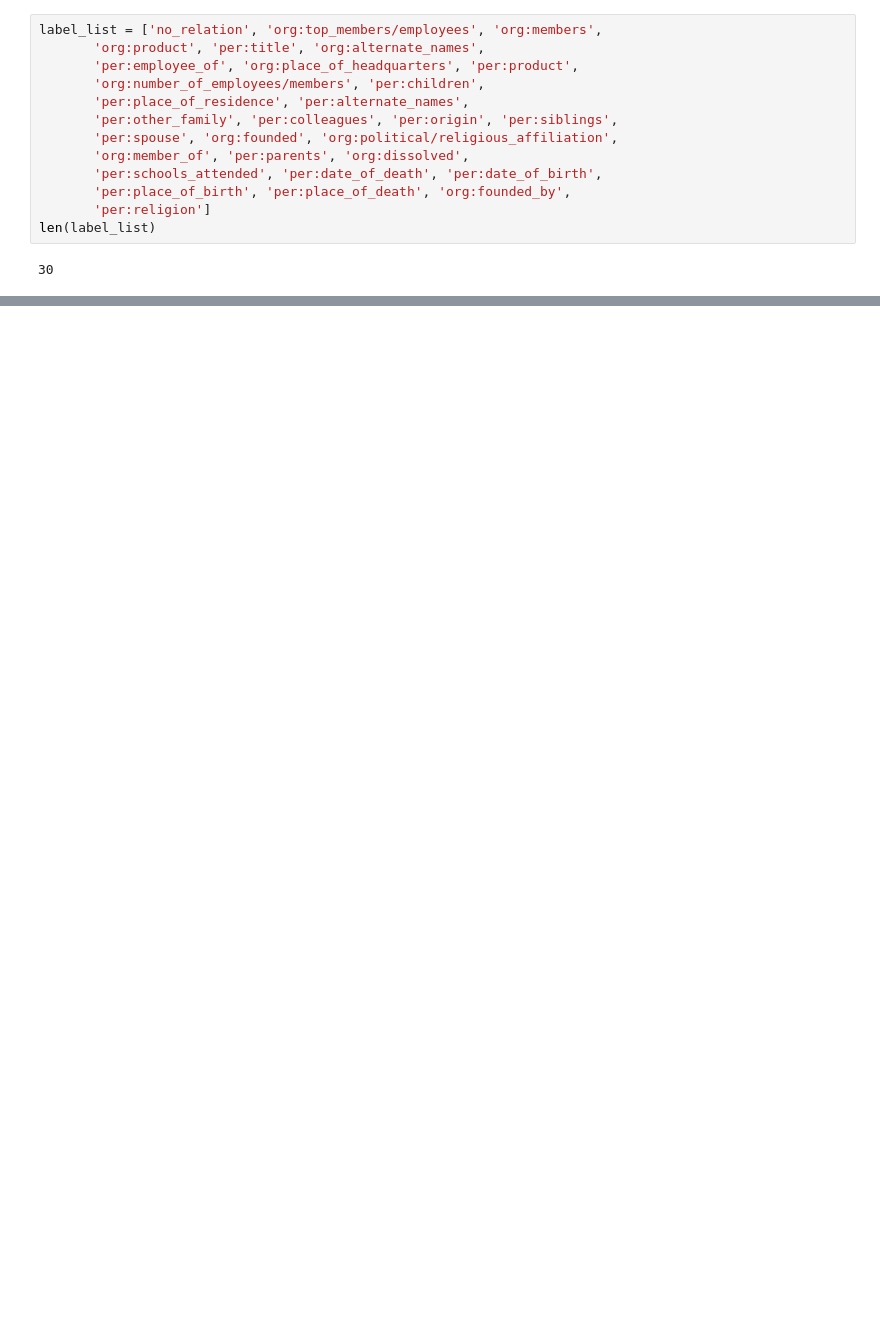
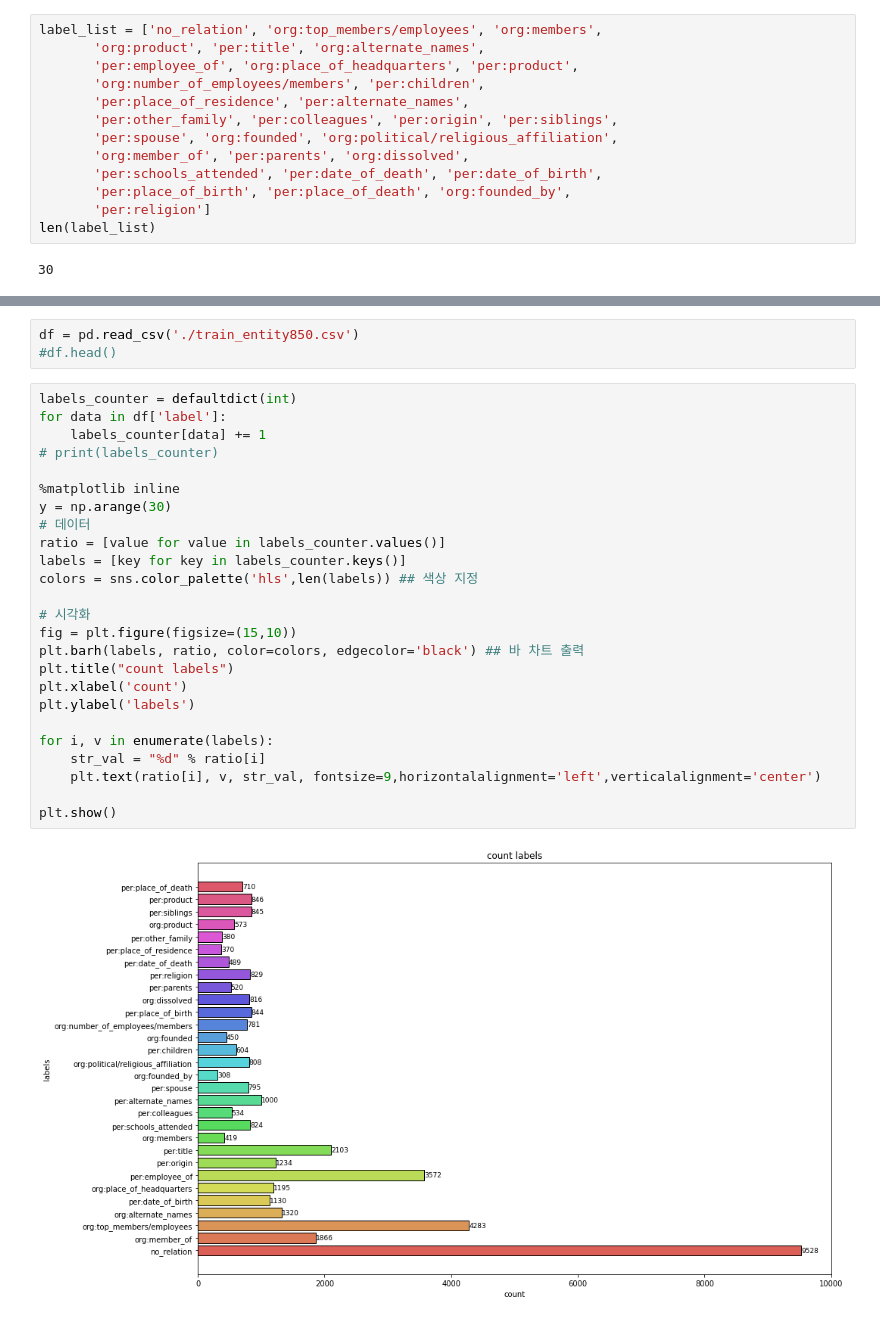
Before and after one commit to boostcampaitech3/level2-klue-level2-nlp-06, a Jupyter notebook: cm_eda.ipynb, the cells around one changed output, grey strips where cells are left out. Cells and saved outputs as stored; diff of their text form; blank space fills up the shorter version.

```diff
--- a/cm_eda.ipynb
+++ b/cm_eda.ipynb
@@ -348,0 +397,30 @@ plt.show()
+# %%
+df = pd.read_csv('./train_entity850.csv')
+#df.head()
+# %%
+labels_counter = defaultdict(int)
+for data in df['label']:
+    labels_counter[data] += 1
+# print(labels_counter)
+
+%matplotlib inline
+y = np.arange(30)
+# 데이터
+ratio = [value for value in labels_counter.values()]
+labels = [key for key in labels_counter.keys()]
+colors = sns.color_palette('hls',len(labels)) ## 색상 지정
+
+# 시각화
+fig = plt.figure(figsize=(15,10))
+plt.barh(labels, ratio, color=colors, edgecolor='black') ## 바 차트 출력
+plt.title("count labels")
+plt.xlabel('count')
+plt.ylabel('labels')
+
+for i, v in enumerate(labels):
+    str_val = "%d" % ratio[i]
+    plt.text(ratio[i], v, str_val, fontsize=9,horizontalalignment='left',verticalalignment='center')
+
+plt.show()
+# %% [output]
+[figure, added]
```
Also changed, not shown: parts of 38 cells of this notebook.
